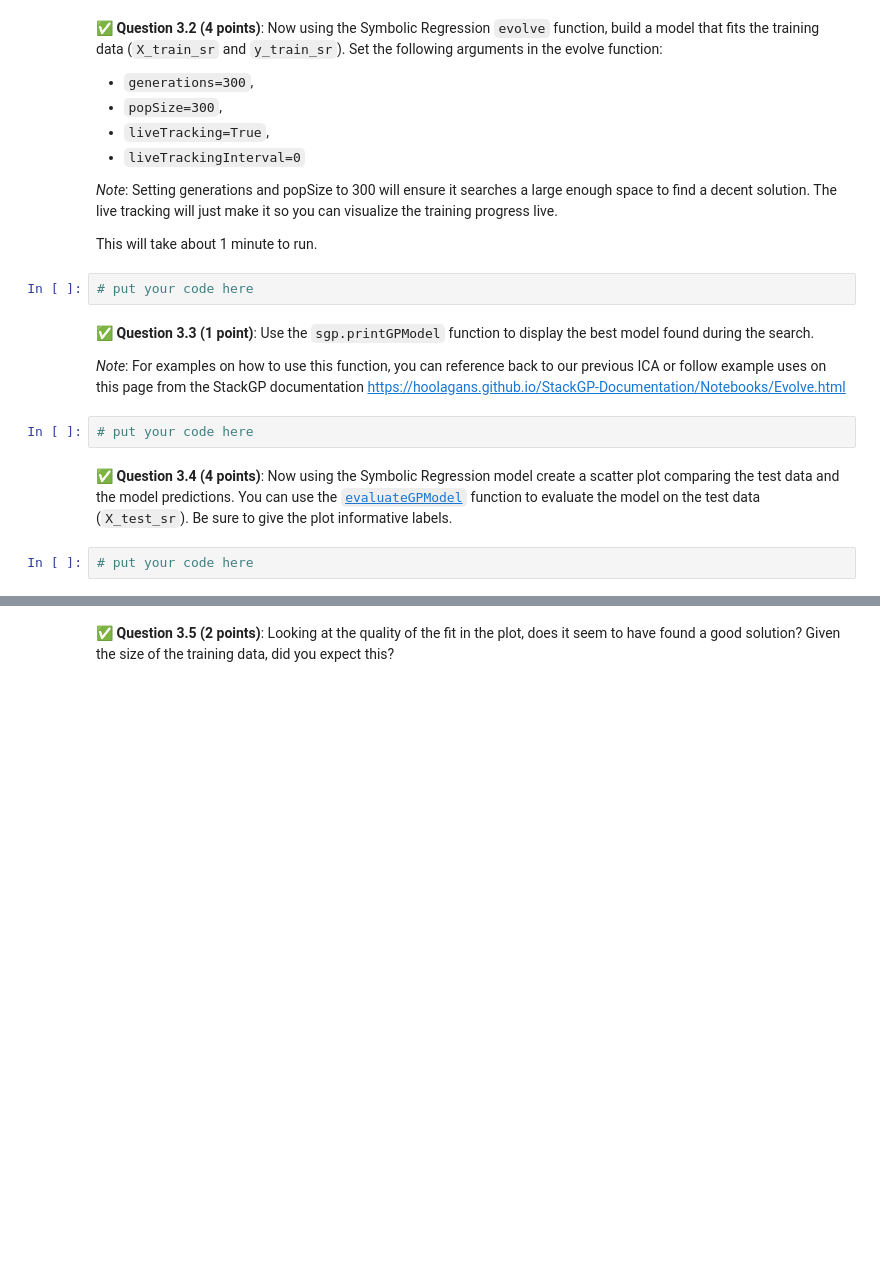
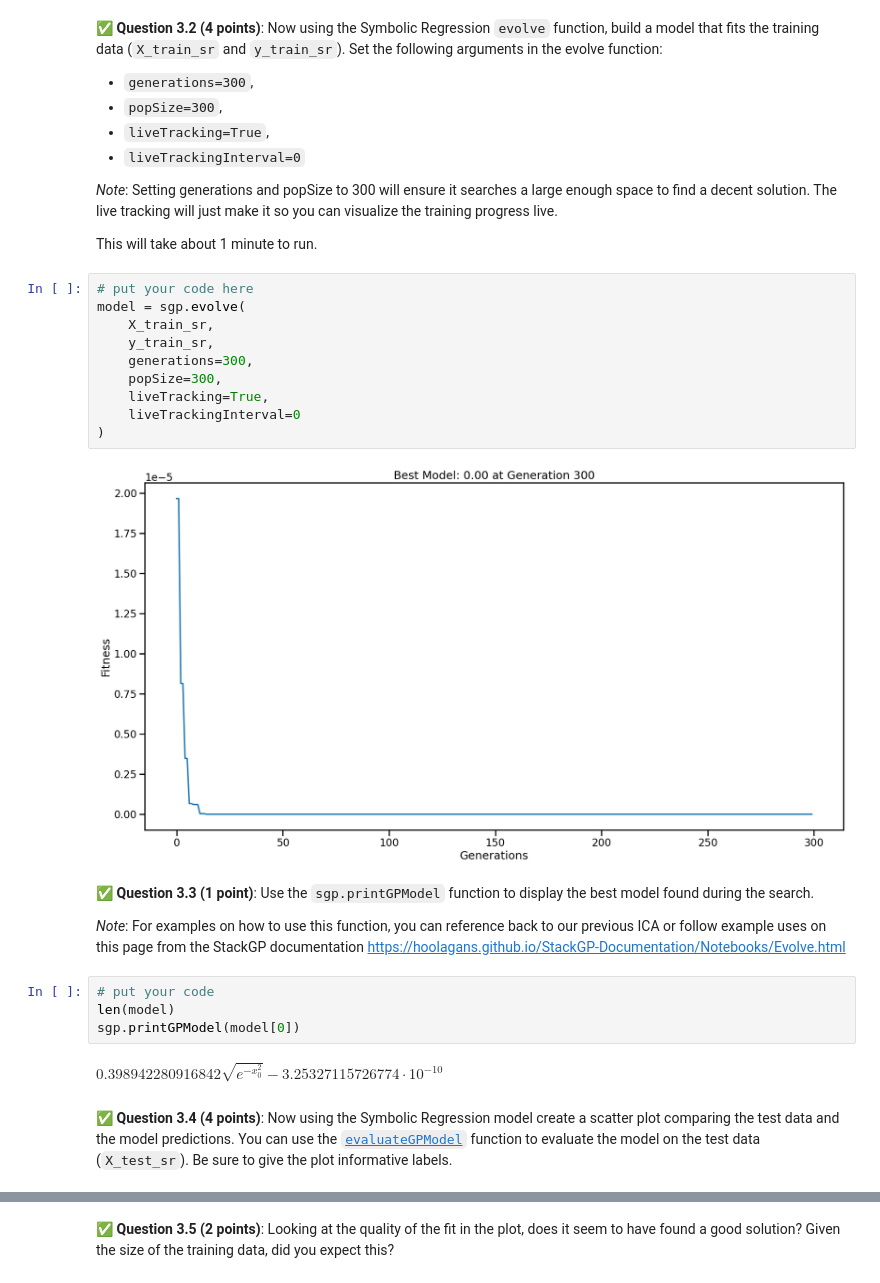
Before and after one commit to kirtanet/CMSE202-f25-turnin, a Jupyter notebook: hw-03/Homework 3.ipynb, the cells around one changed output, grey strips where cells are left out. Cells and saved outputs as stored; diff of their text form; blank space fills up the shorter version.

```diff
--- a/hw-03/Homework 3.ipynb
+++ b/hw-03/Homework 3.ipynb
@@ -269,15 +269,27 @@ y_test_sr = test_data["Y"].values
 *Note*: Setting generations and popSize to 300 will ensure it searches a large enough space to find a decent solution. The live tracking will just make it so you can visualize the training progress live.
 
 This will take about 1 minute to run.
-# %%
-# put your code here
+# %%
+# put your code here
+model = sgp.evolve(
+    X_train_sr,
+    y_train_sr,
+    generations=300,
+    popSize=300,
+    liveTracking=True,
+    liveTrackingInterval=0
+)
+# %% [output]
+[figure, added]
 # %% [markdown]
 &#9989; **Question 3.3 (1 point)**: Use the `sgp.printGPModel` function to display the best model found during the search.
 
 *Note*: For examples on how to use this function, you can reference back to our previous ICA or follow example uses on this page from the StackGP documentation [https://hoolagans.github.io/StackGP-Documentation/Notebooks/Evolve.html](https://hoolagans.github.io/StackGP-Documentation/Notebooks/Evolve.html)
 # %%
-# put your code here
+# put your code
+len(model)
+sgp.printGPModel(model[0])
+# %% [output]
+$\displaystyle 0.398942280916842 \sqrt{e^{- x_{0}^{2}}} - 3.25327115726774 \cdot 10^{-10}$
 # %% [markdown]
 &#9989; **Question 3.4 (4 points)**: Now using the Symbolic Regression model create a scatter plot comparing the test data and the model predictions. You can use the [`evaluateGPModel`](https://hoolagans.github.io/StackGP-Documentation/Notebooks/EvaluateGPModel.html) function to evaluate the model on the test data (`X_test_sr`). Be sure to give the plot informative labels.
-# %%
-# put your code here
```
Also changed, not shown: parts of 17 cells of this notebook, 1 other file.
